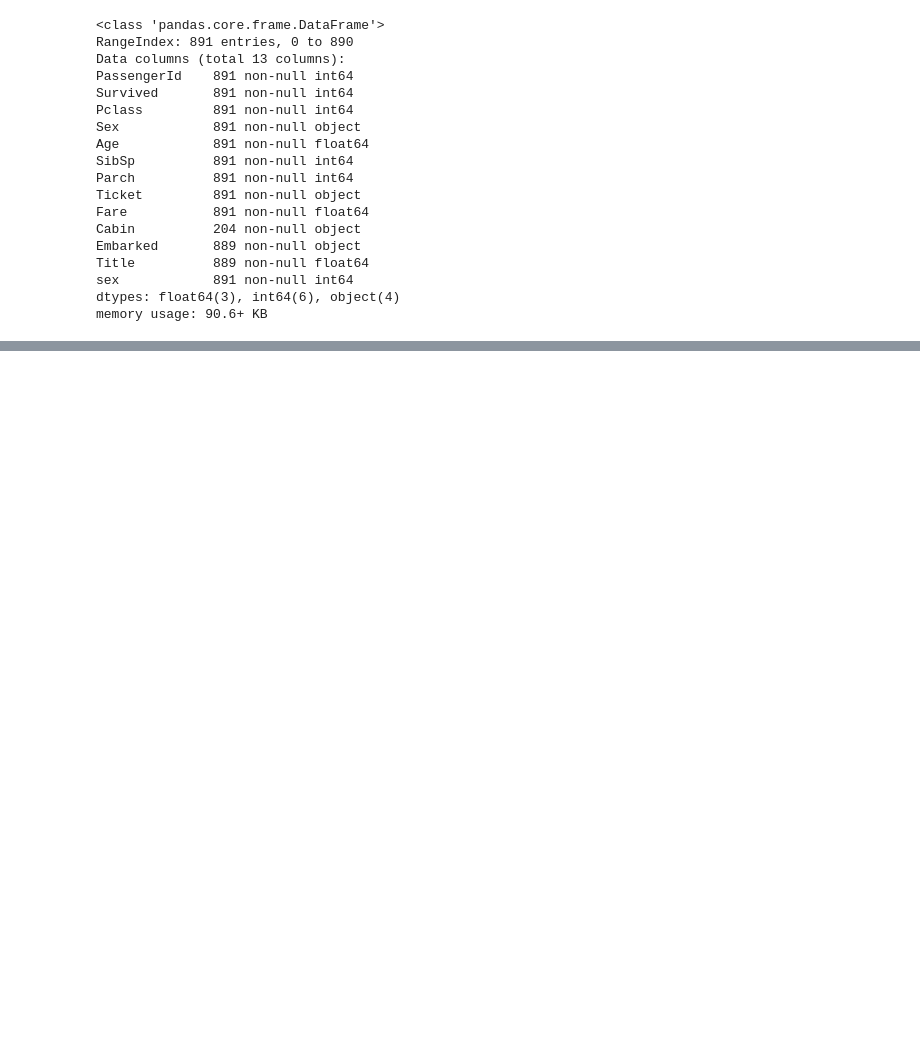
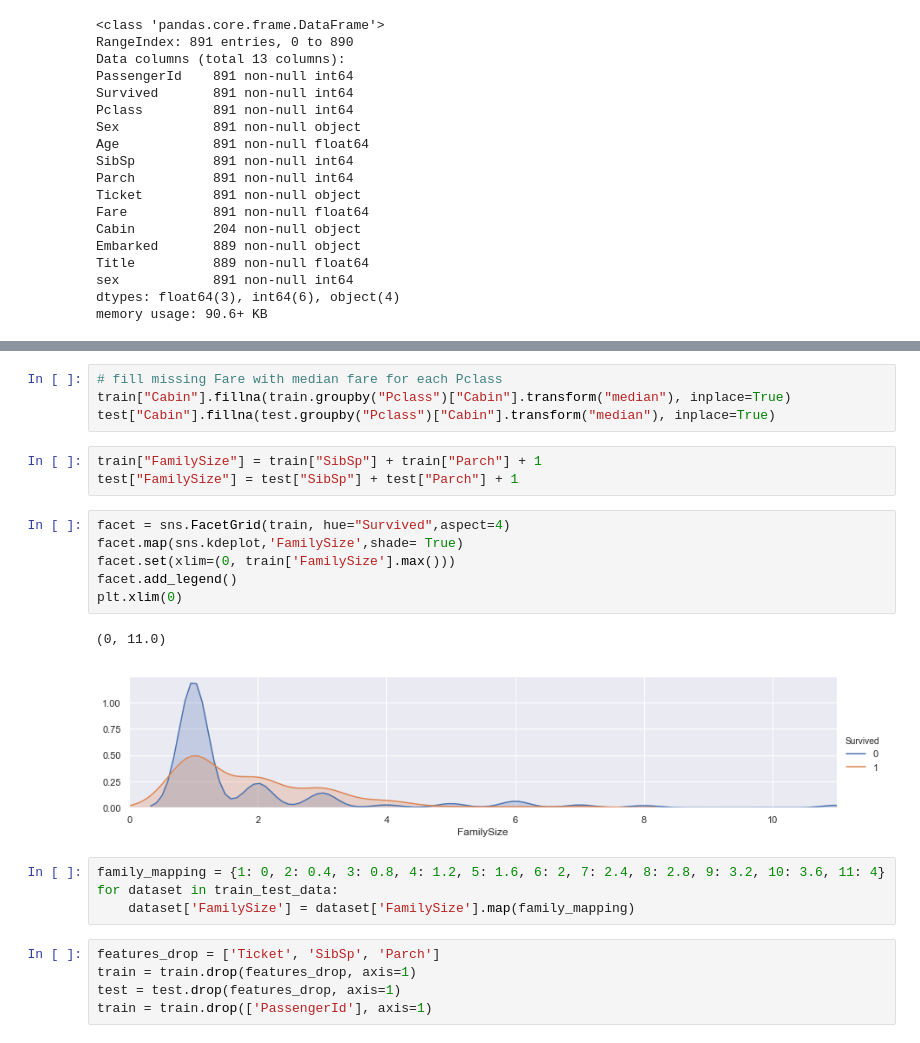
Before and after one commit to Guru4741/Titanic-Disaster-Prediction, a Jupyter notebook: Titanic.ipynb, the cells around one changed output, grey strips where cells are left out. Saved outputs shown, nothing was run; the diff lists cells and outputs as text; blank space fills up the shorter version.

```diff
--- a/Titanic.ipynb
+++ b/Titanic.ipynb
@@ -263,0 +367,25 @@ memory usage: 90.6+ KB
+# %%
+# fill missing Fare with median fare for each Pclass
+train["Cabin"].fillna(train.groupby("Pclass")["Cabin"].transform("median"), inplace=True)
+test["Cabin"].fillna(test.groupby("Pclass")["Cabin"].transform("median"), inplace=True)
+# %%
+train["FamilySize"] = train["SibSp"] + train["Parch"] + 1
+test["FamilySize"] = test["SibSp"] + test["Parch"] + 1
+# %%
+facet = sns.FacetGrid(train, hue="Survived",aspect=4)
+facet.map(sns.kdeplot,'FamilySize',shade= True)
+facet.set(xlim=(0, train['FamilySize'].max()))
+facet.add_legend()
+plt.xlim(0)
+# %% [output]
+(0, 11.0)
+[figure, added]
+# %%
+family_mapping = {1: 0, 2: 0.4, 3: 0.8, 4: 1.2, 5: 1.6, 6: 2, 7: 2.4, 8: 2.8, 9: 3.2, 10: 3.6, 11: 4}
+for dataset in train_test_data:
+    dataset['FamilySize'] = dataset['FamilySize'].map(family_mapping)
+# %%
+features_drop = ['Ticket', 'SibSp', 'Parch']
+train = train.drop(features_drop, axis=1)
+test = test.drop(features_drop, axis=1)
+train = train.drop(['PassengerId'], axis=1)
```
Also changed, not shown: parts of 18 cells of this notebook.
